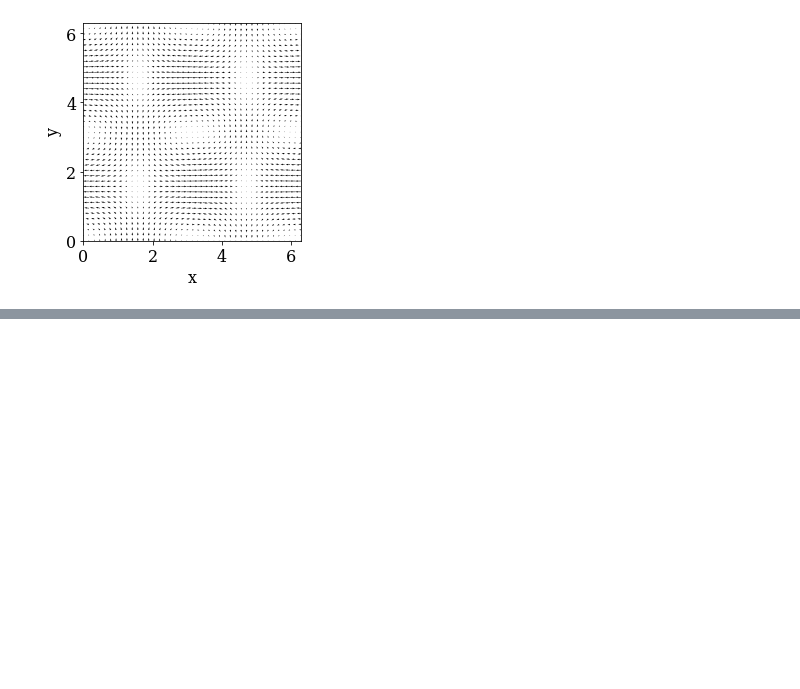
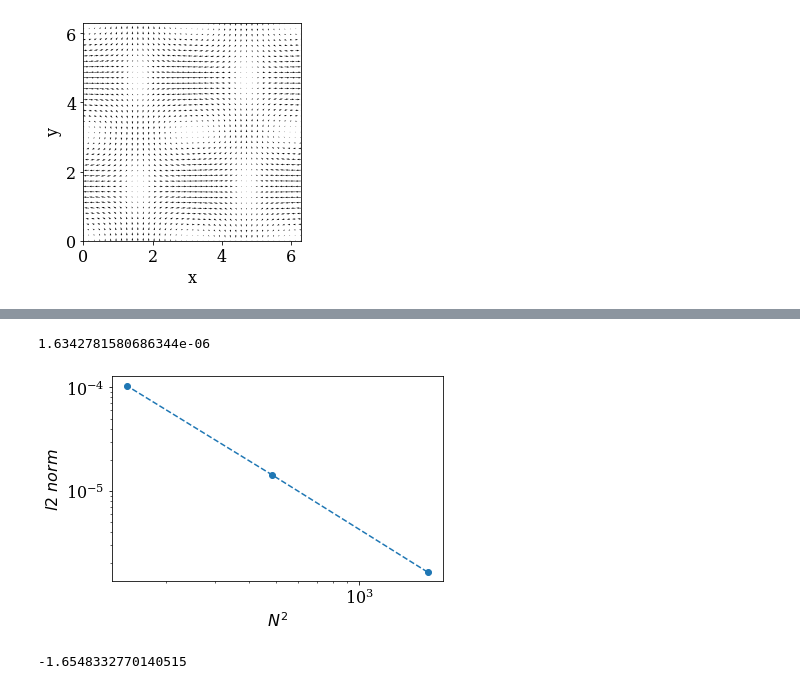
Before and after one commit to Balaras-Group/flowX, a Jupyter notebook: examples/ins/taylor_green_vortex/ins_rk3_explicit.ipynb, the cells around one changed output, grey strips where cells are left out. Saved outputs shown, nothing was run; the diff lists cells and outputs as text; code cells hidden in the pictures; blank space fills up the shorter version.

```diff
--- a/examples/ins/taylor_green_vortex/ins_rk3_explicit.ipynb
+++ b/examples/ins/taylor_green_vortex/ins_rk3_explicit.ipynb
@@ -127,2 +182,4 @@ flowx.io.plot_contour(gridy, 'eror')
 # %%
-gridy.get_l2_norm('eror')
+gridx.get_l2_norm('eror')
+# %% [output]
+1.6342781580686344e-06
@@ -130,0 +186,16 @@ l2_norm
+# %%
+l2 = [1.6440382322243069e-06, 1.4241175674337844e-05, 0.00010385258034981495]
+delx = [42*42,22*22,12*12]
+from matplotlib import pyplot
+pyplot.loglog(delx, l2, color='C0', linestyle='--', marker='o')
+pyplot.xlabel('$N^2$', fontsize=16)
+pyplot.ylabel('$l2$ $norm$', fontsize=16)
+pyplot.tight_layout()
+pyplot.savefig('TaylorGreenRk3.png')
+# %% [output]
+[figure, added]
+# %%
+slope, intercept = numpy.polyfit(numpy.log(delx), numpy.log(l2), 1)
+print(slope)
+# %% [output]
+-1.6548332770140515
```
Also changed, not shown: parts of 8 cells of this notebook, 11 other files.
